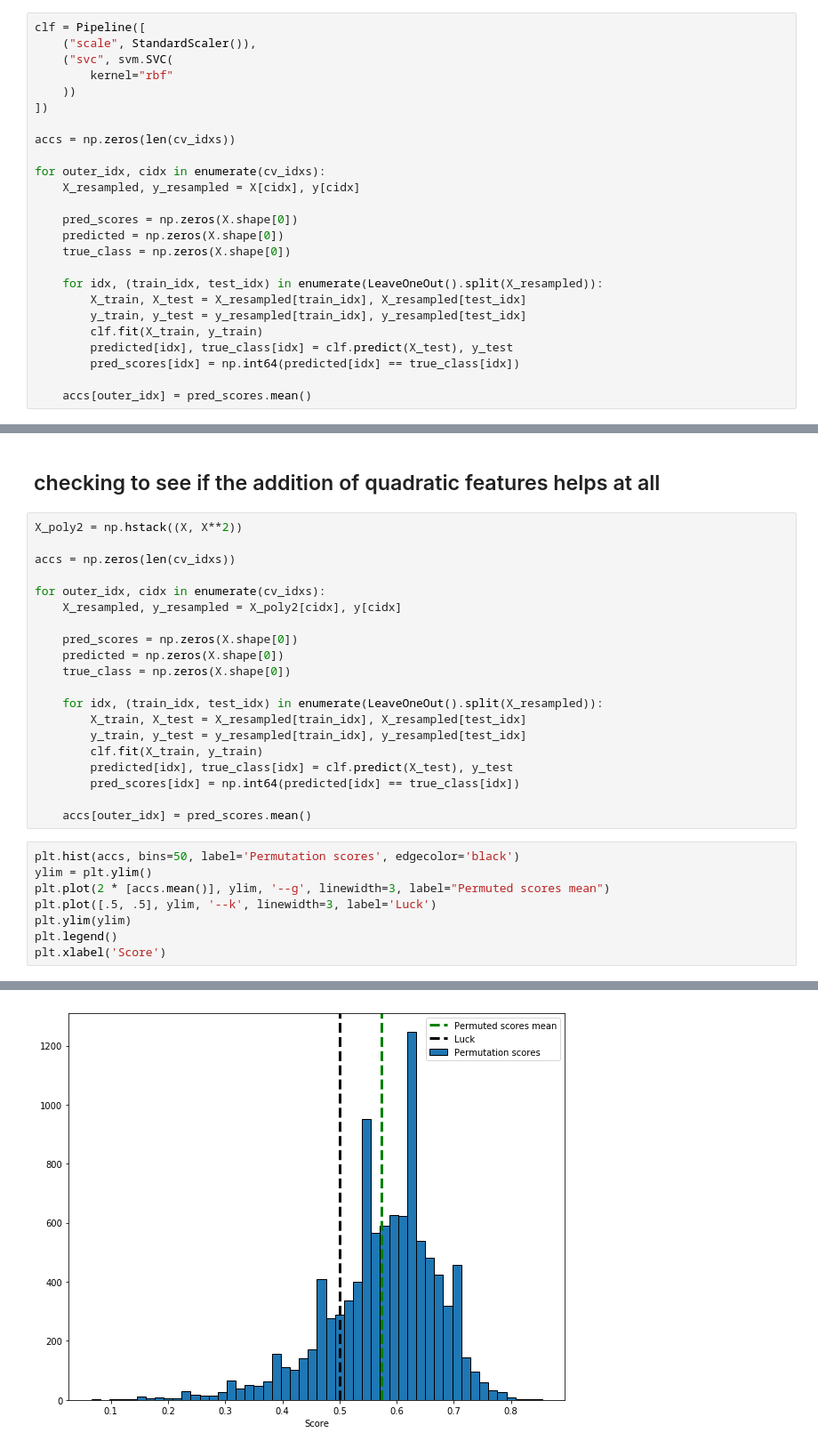
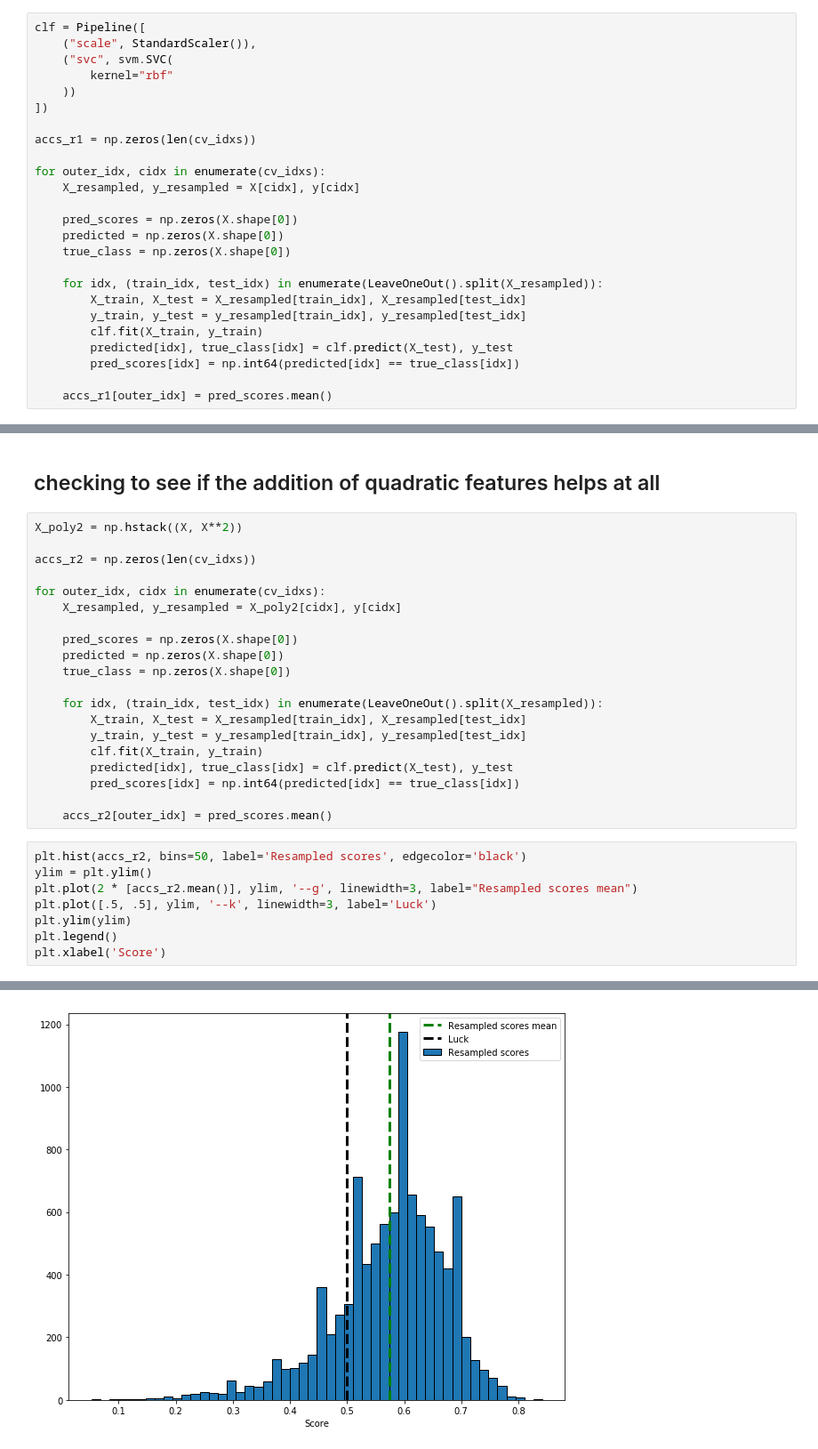
Before and after one commit to zhenghanQ/bild, a Jupyter notebook: second_level_roi_analysis/sklearn_prelim.ipynb, the cells around one changed output, grey strips where cells are left out. Shown at 89% size. Cells and saved outputs as stored; diff of their text form.

```diff
--- a/second_level_roi_analysis/sklearn_prelim.ipynb
+++ b/second_level_roi_analysis/sklearn_prelim.ipynb
@@ -223,7 +224,7 @@ clf = Pipeline([
     ))
 ])
 
-accs = np.zeros(len(cv_idxs))
+accs_r1 = np.zeros(len(cv_idxs))
 
 for outer_idx, cidx in enumerate(cv_idxs):
     X_resampled, y_resampled = X[cidx], y[cidx]
@@ -239,5 +240,5 @@ for outer_idx, cidx in enumerate(cv_idxs):
         predicted[idx], true_class[idx] = clf.predict(X_test), y_test
         pred_scores[idx] = np.int64(predicted[idx] == true_class[idx])
 
-    accs[outer_idx] = pred_scores.mean()
+    accs_r1[outer_idx] = pred_scores.mean()
 # %%
@@ -260,7 +261,7 @@ np.mean(accs)
 # %%
 X_poly2 = np.hstack((X, X**2))
 
-accs = np.zeros(len(cv_idxs))
+accs_r2 = np.zeros(len(cv_idxs))
 
 for outer_idx, cidx in enumerate(cv_idxs):
     X_resampled, y_resampled = X_poly2[cidx], y[cidx]
@@ -276,17 +277,17 @@ for outer_idx, cidx in enumerate(cv_idxs):
         predicted[idx], true_class[idx] = clf.predict(X_test), y_test
         pred_scores[idx] = np.int64(predicted[idx] == true_class[idx])
 
-    accs[outer_idx] = pred_scores.mean()
+    accs_r2[outer_idx] = pred_scores.mean()
 # %%
-plt.hist(accs, bins=50, label='Permutation scores', edgecolor='black')
+plt.hist(accs_r2, bins=50, label='Resampled scores', edgecolor='black')
 ylim = plt.ylim()
-plt.plot(2 * [accs.mean()], ylim, '--g', linewidth=3, label="Permuted scores mean")
+plt.plot(2 * [accs_r2.mean()], ylim, '--g', linewidth=3, label="Resampled scores mean")
 plt.plot([.5, .5], ylim, '--k', linewidth=3, label='Luck')
 plt.ylim(ylim)
 plt.legend()
 plt.xlabel('Score')
 # %% [output]
 Text(0.5,0,'Score')
-[figure, old version]
+[figure, new version]
 # %%
 print( "mean score: {mean_acc}\np-value if assuming the mean is the true score: {pval}".format(
```
Also changed, not shown: parts of 16 cells of this notebook.
